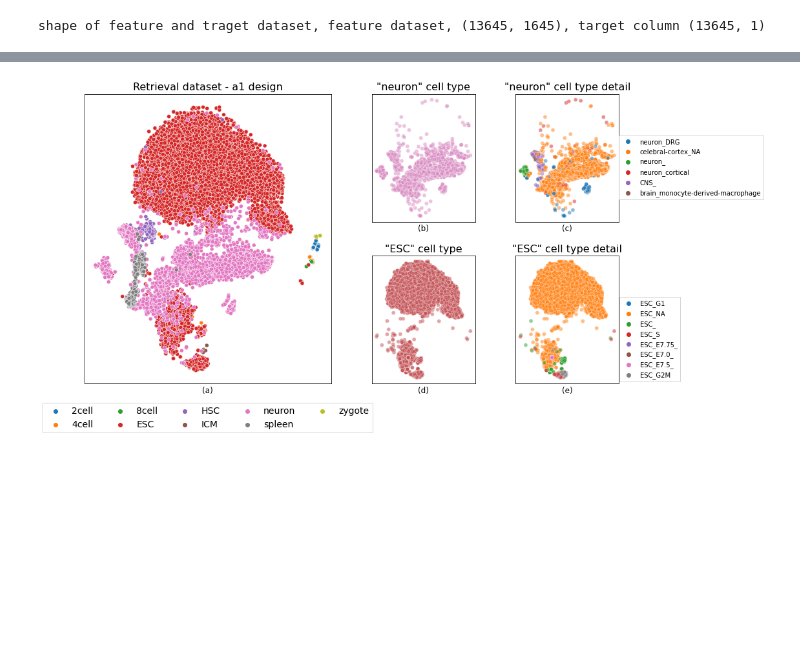
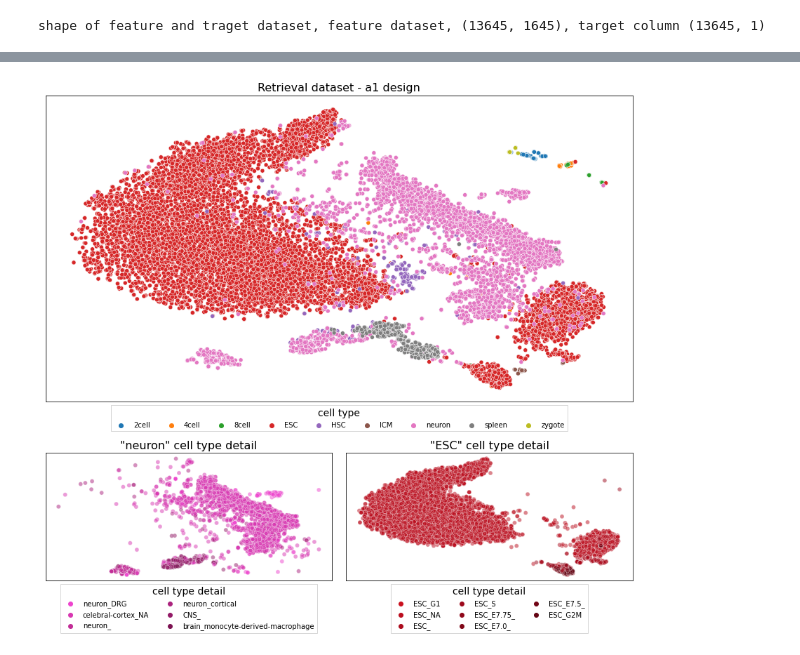
Before and after one commit to pelingundogdu/signalization_prior_knowledge_based_nn, a Jupyter notebook: notebooks/7.0-pg-encoding.ipynb, the cells around one changed output, grey strips where cells are left out. Drawn from its saved outputs; the diff is of its cells as text; code cells hidden in the pictures; blank space fills up the shorter version.

```diff
--- a/notebooks/7.0-pg-encoding.ipynb
+++ b/notebooks/7.0-pg-encoding.ipynb
@@ -49,7 +49,7 @@ plt.rc('axes', titlesize=MEDIUM_SIZE)    # fontsize of the axes title
 plt.rc('axes', labelsize=12)     # fontsize of the x and y labels
 plt.rc('xtick', labelsize=TINY_SIZE)     # fontsize of the tick labels
 plt.rc('ytick', labelsize=TINY_SIZE)     # fontsize of the tick labels
-plt.rc('legend', fontsize=NORMAL_SIZE)    # legend fontsize
+plt.rc('legend', fontsize=SMALL_SIZE)    # legend fontsize
 plt.rc('legend', title_fontsize=NORMAL_SIZE)    # legend fontsize
 plt.rc('figure', titlesize=BIGGER_SIZE)  # fontsize of the figure title
 # %% [markdown]
@@ -60,7 +60,7 @@ src.define_folder('./reports/encoding/exper_melanoma')
 FOLDER information,  ./reports/encoding/exper_melanoma/
 './reports/encoding/exper_melanoma/'
 # %%
-df_query = pd.read_pickle('./data/processed/exper_immune/Fig3g_log1p.pck')
+df_query = pd.read_pickle('./data/processed/exper_melanoma/query_log1p.pck')
 df_query
 # %% [output]
 |  | a2m | abcb11 | abcb4 | abcc2 | abcc8 | abhd5 | abi2 | abl1 | abl2 | ablim1 | ... | ... |
@@ -144,6 +151,7 @@ ohe = OneHotEncoder()
 y_ohe = ohe.fit_transform(y.values).toarray()
 
 X_train, X_test, y_train, y_test = train_test_split(X, y, test_size=0.3, shuffle=True, random_state=91, stratify=y_ohe)
+target_y = pd.concat([y_train, y_test])
 # %% [output]
 (9703, 2801)
 # %%
@@ -209,6 +242,6 @@ a2
 # %% [markdown]
 ## MOUSE
 # %%
-loc_mouse = srp.define_folder('./reports/encoding/exper_mouse')
+loc_mouse = src.define_folder('./reports/encoding/exper_mouse')
 loc_mouse
 # %% [output]
@@ -240,8 +274,11 @@ print('shape of feature and traget dataset, feature dataset, {0}, target column
 shape of feature and traget dataset, feature dataset, (13645, 1645), target column (13645, 1)
 # %%
 # design='a1'
+np.random.seed(91)
+pink_color=['#ee44ce','#d838b2','#c22d97','#ab237e','#931a67','#7c1252']
+red_color=['#ca111f','#bb0e1e','#ac0b1d','#9d091c','#8f081a','#800718','#720616','#640614']
 for i_design in ['a1','a2']:
-    _, model_encoding = srp.loading_model('./models/NN/exper_mouse/model_'+i_design+'_mouse_training_sw_StandardScaler_train_test_split_trained.h5', -1)
+    _, model_encoding = src.loading_model('./models/NN/exper_mouse/model_'+i_design+'_mouse_training_sw_StandardScaler_train_test_split_trained.h5', -1)
     model_encoding.summary()
     print(i_design)
 
@@ -254,58 +291,65 @@ for i_design in ['a1','a2']:
     df_encoding_tsne['cell_type_detail'] = df_cell_detail['cell_type_detail']
     df_encoding_tsne
 
-    fig = plt.figure(figsize=(16,8))
 
-    ax1 = plt.subplot2grid((2, 4), (0, 0), colspan=2, rowspan=2)
-    ax2 = plt.subplot2grid((2, 4), (0, 2), colspan=1)
-    ax3 = plt.subplot2grid((2, 4), (0, 3), colspan=1)
-    ax4 = plt.subplot2grid((2, 4), (1, 2), colspan=1)
-    ax5 = plt.subplot2grid((2, 4), (1, 3), colspan=1)
+    fig = plt.figure(figsize=(15,12))
+    ax1 = plt.subplot2grid((3, 2), (0, 0), colspan=2, rowspan=2)
+    # ax2 = plt.subplot2grid((4, 2), (2, 0), colspan=1)
+    ax3 = plt.subplot2grid((3, 2), (2, 0), colspan=1)
+    # ax4 = plt.subplot2grid((4, 2), (2, 1), colspan=1)
+    ax5 = plt.subplot2grid((3, 2), (2, 1), colspan=1)
 
     sns.scatterplot(data=df_encoding_tsne.sort_values(by='order')
                     , x='tsne1', y='tsne2', hue='cell_type', ax=ax1, alpha=1., marker="o")
-    ax1.legend(loc='upper center', bbox_to_anchor=(0.5, -0.05), fancybox=False, shadow=False, ncol=5);
+    ax1.legend(loc='upper center', bbox_to_anchor=(0.5, 0.0), title='cell type', fancybox=False, shadow=False, ncol=len(y_ground_truth['cell_type'].unique()));
 
-    # axes.xaxis.label.set_visible(False)
-    sns.scatterplot(data=df_encoding_tsne.loc[df_encoding_tsne['cell_type'].isin(['neuron'])].sort_values(by='order')
-                    , x='tsne1', y='tsne2', hue='cell_type', ax=ax2, alpha=.5, marker="o", palette=['#DA8BC3'])
-    # ax2.legend(loc='upper center', bbox_to_anchor=(0.5, -0.05), fancybox=False, shadow=False, ncol=6);
+    # sns.scatterplot(data=df_encoding_tsne.loc[df_encoding_tsne['cell_type'].isin(['neuron'])].sort_values(by='order')
+    #                 , x='tsne1', y='tsne2', hue='cell_type', ax=ax2, alpha=.5, marker="o", palette=['#DA8BC3'])
 
     sns.scatterplot(data=df_encoding_tsne.loc[df_encoding_tsne['cell_type'].isin(['neuron'])].sort_values(by='order')
-                    , x='tsne1', y='tsne2', hue='cell_type_detail', ax=ax3, alpha=.5, marker="o")
-    ax3.legend(loc='upper center', bbox_to_anchor=(1.7, 0.7), fancybox=False, shadow=False, ncol=1, fontsize=SMALL_SIZE)
+                    , x='tsne1', y='tsne2', hue='cell_type_detail', ax=ax3, alpha=.5, marker="o", palette=pink_color)
+    ax3.legend(loc='upper center', bbox_to_anchor=(.5, 0.0), title='cell type detail', fancybox=False, shadow=False, ncol=2, fontsize=SMALL_SIZE)
+
+    # sns.scatterplot(data=df_encoding_tsne.loc[df_encoding_tsne['cell_type'].isin(['ESC'])].sort_values(by='order')
+    #                 , x='tsne1', y='tsne2', hue='cell_type', ax=ax4, alpha=.5, marker="o", palette=['#C44E52'])
 
     sns.scatterplot(data=df_encoding_tsne.loc[df_encoding_tsne['cell_type'].isin(['ESC'])].sort_values(by='order')
-                    , x='tsne1', y='tsne2', hue='cell_type', ax=ax4, alpha=.5, marker="o", palette=['#C44E52'])
-    # ax4.legend(loc='upper center', bbox_to_anchor=(0.5, -0.05), fancybox=False, shadow=False, ncol=6);
+                    , x='tsne1', y='tsne2', hue='cell_type_detail', ax=ax5, alpha=.5, marker="o", palette=red_color)
+    ax5.legend(loc='upper center', bbox_to_anchor=(.5, 0.0), title='cell type detail', fancybox=False, shadow=False, ncol=3, fontsize=SMALL_SIZE)
 
-    sns.scatterplot(data=df_encoding_tsne.loc[df_encoding_tsne['cell_type'].isin(['ESC'])].sort_values(by='order')
-                    , x='tsne1', y='tsne2', hue='cell_type_detail', ax=ax5, alpha=.5, marker="o")
-    ax5.legend(loc='upper center', bbox_to_anchor=(1.3, 0.7), fancybox=False, shadow=False, ncol=1, fontsize=SMALL_SIZE)
-
-    for axes in [ax1,ax2,ax3,ax4,ax5]:
-        axes.axes.xaxis.set_ticks([])
-        axes.axes.yaxis.set_ticks([])
+    for axes in [ax1,ax3,ax5]:
+    #         axes.axes.xaxis.set_ticks([])
+    #         axes.axes.yaxis.set_ticks([])
+        axes.axes.xaxis.set_visible(False)
+        axes.axes.yaxis.set_visible(False)
     #     axes.yaxis.label.set_visible(False)
 
-    ax1.set(xlabel='(a)', ylabel='')
-    ax2.set(xlabel='(b)', ylabel='')
-    ax3.set(xlabel='(c)', ylabel='')
-    ax4.set(xlabel='(d)', ylabel='')
-    ax5.set(xlabel='(e)', ylabel='')
+#     ax1.set(xlabel='(a)', ylabel='')
+#     ax2.set(xlabel='(b)', ylabel='')
+#     ax3.set(xlabel='(b)', ylabel='')
+#     ax4.set(xlabel='(d)', ylabel='')
+#     ax5.set(xlabel='(c)', ylabel='')
 
-    for axes in [ax2,ax4]:
-        axes.get_legend().set_visible(False)
+    # for axes in [ax2,ax4]:
+    #     axes.get_legend().set_visible(False)
 
     # fig.suptitle('Neural Network Encoding', fontsize=14)
     ax1.set_title('Retrieval dataset - '+i_design+' design')#, fontdict={'fontsize': 10, 'fontweight': 'medium'})
-    ax2.set_title('"neuron" cell type')#, fontdict={'fontsize': 10, 'fontweight': 'medium'})
+    # ax2.set_title('"neuron" cell type')#, fontdict={'fontsize': 10, 'fontweight': 'medium'})
     ax3.set_title('"neuron" cell type detail')#, fontdict={'fontsize': 10, 'fontweight': 'medium'})
-    ax4.set_title('"ESC" cell type')#, fontdict={'fontsize': 10, 'fontweight': 'medium'})
+    # ax4.set_title('"ESC" cell type')#, fontdict={'fontsize': 10, 'fontweight': 'medium'})
     ax5.set_title('"ESC" cell type detail')#, fontdict={'fontsize': 10, 'fontweight': 'medium'})
 
-    ax2.get_legend().set_visible(False)
-    plt.tight_layout()
+    # plt.tight_layout()
+    plt.subplots_adjust(left=0.125,
+                        bottom=0.1,
+                        right=0.9,
+                        top=0.9,
+                        wspace=0.05,
+                        hspace=0.4)
+
     plt.savefig(os.path.join(loc_mouse, 'mouse_enc_'+i_design+'.png'), dpi=300, bbox_inches = 'tight')
+    plt.savefig(os.path.join(loc_mouse, 'mouse_enc_'+i_design+'.svg'), dpi=300, bbox_inches = 'tight')
+    plt.savefig(os.path.join(loc_mouse, 'mouse_enc_'+i_design+'.pdf'), dpi=300, bbox_inches = 'tight')
 # %% [output]
 Loaded model!! ./models/NN/exper_mouse/model_a1_mouse_training_sw_StandardScaler_train_test_split_trained.h5
@@ -313,16 +357,16 @@ Model: "model_29"
 _________________________________________________________________
 Layer (type)                 Output Shape              Param #
 =================================================================
 layer1_input (InputLayer)    [(None, 1645)]            0
 _________________________________________________________________
 layer1 (Dense)               (None, 92)                151432
 =================================================================
 Total params: 151,432
 Trainable params: 151,432
 Non-trainable params: 0
 ... (14 lines left out)
 Trainable params: 160,732
 Non-trainable params: 0
 _________________________________________________________________
 a2
-[figure, old version]
+[figure, new version]
```
Also changed, not shown: parts of 11 cells of this notebook.
